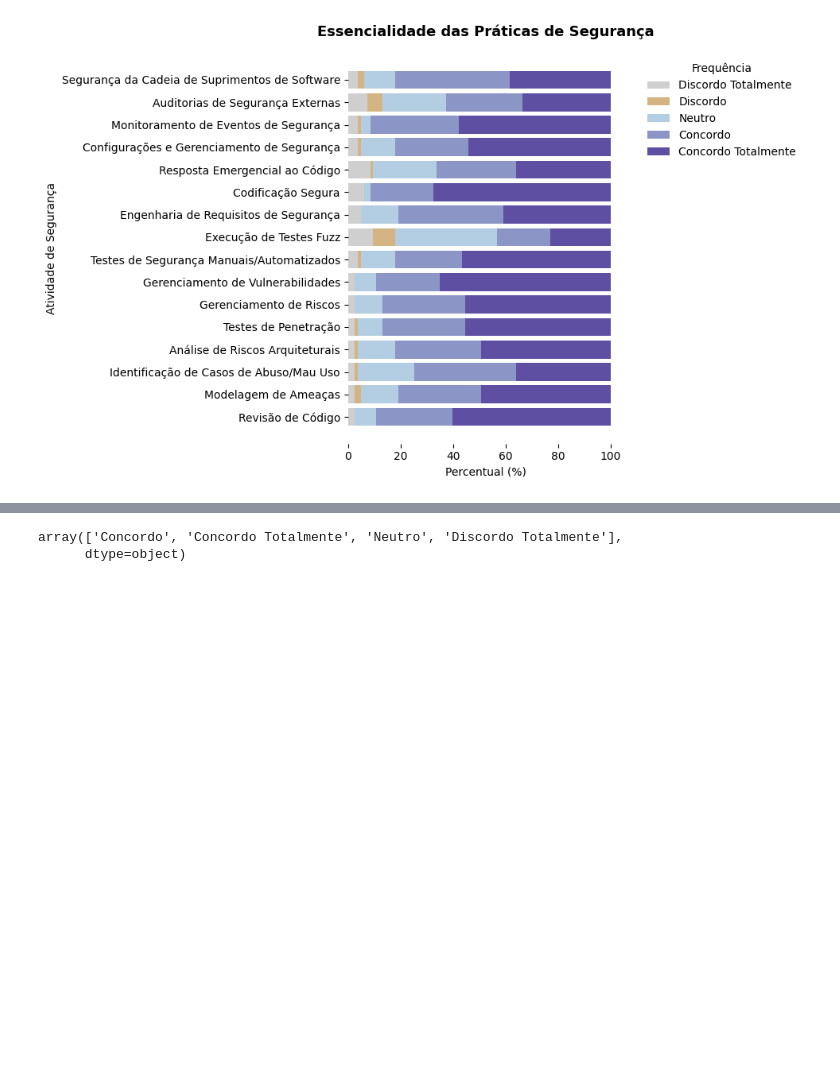
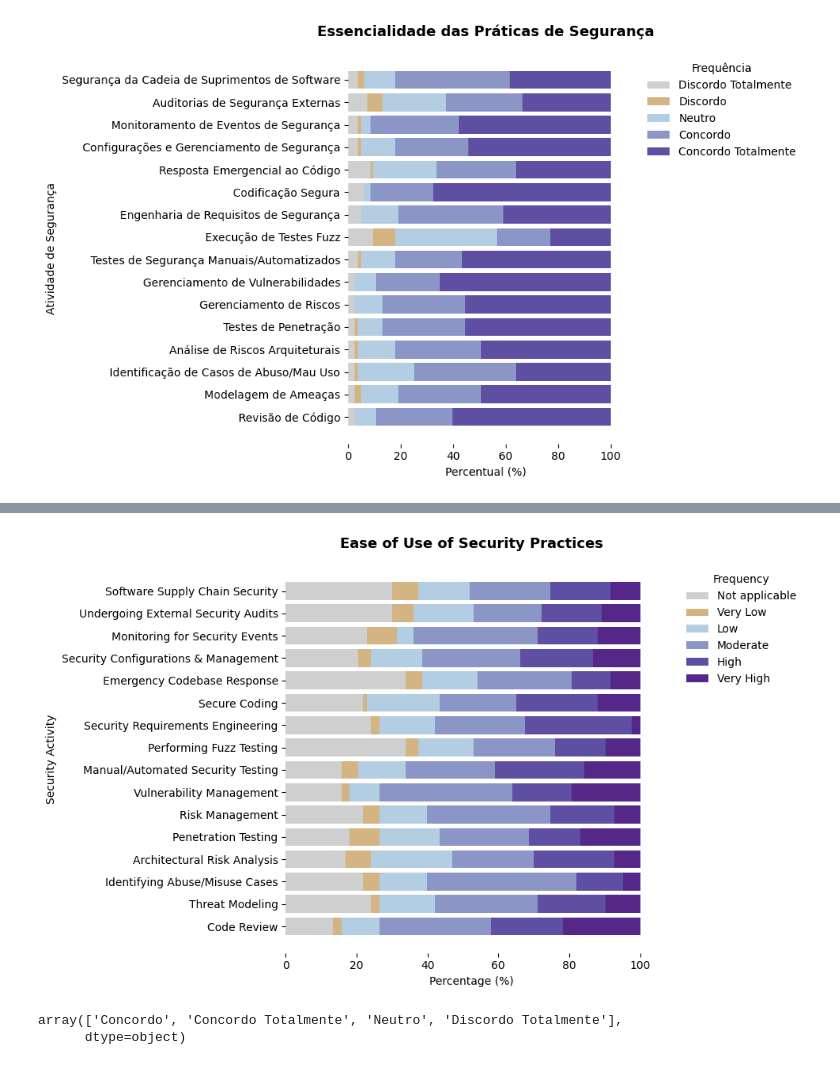
Before and after one commit to reset-ufc/appsec-practices-characterization-survey, a Jupyter notebook: RQ1.ipynb, the cells around one changed output, grey strips where cells are left out. Cells and saved outputs as stored; diff of their text form; code cells hidden in the pictures; blank space fills up the shorter version.

```diff
--- a/RQ1.ipynb
+++ b/RQ1.ipynb
@@ -382,3 +520,8 @@ plot_bars(essentiality_description,  "Essencialidade das Práticas de Segurança
+# %%
+plot_bars(ease_of_use_description.rename(columns=ease_of_use_map_pt_en, index=pt_en_mapping),
+         title="Ease of Use of Security Practices", language="en")
+# %% [output]
+[figure, added]
 # %%
 df[essentiality_cols[0]].unique()
 # %% [output]
```
Also changed, not shown: parts of 7 cells of this notebook.
